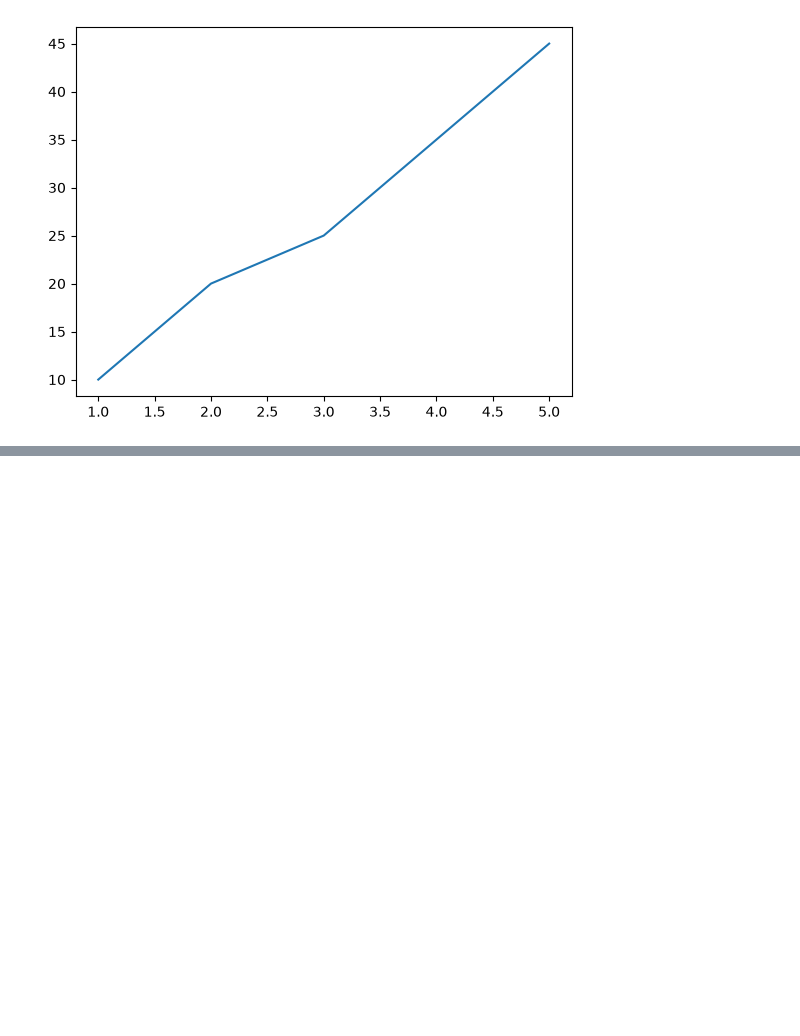
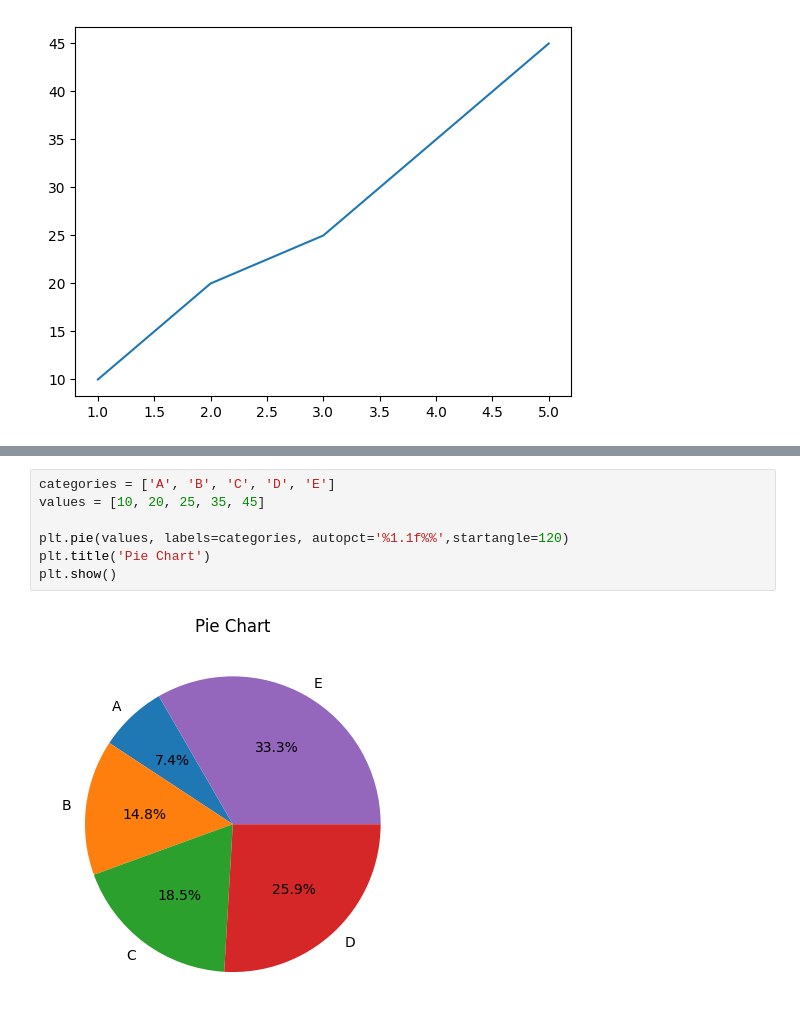
Before and after one commit to AnshuAnshu01/Data_Analytics_Python, a Jupyter notebook: matplotlib.ipynb, the cells around one changed output, grey strips where cells are left out. Drawn from its saved outputs; the diff is of its cells as text; blank space fills up the shorter version.

```diff
--- a/matplotlib.ipynb
+++ b/matplotlib.ipynb
@@ -43,0 +72,9 @@ plt.show()
+# %%
+categories = ['A', 'B', 'C', 'D', 'E']
+values = [10, 20, 25, 35, 45]
+
+plt.pie(values, labels=categories, autopct='%1.1f%%',startangle=120)
+plt.title('Pie Chart')
+plt.show()
+# %% [output]
+[figure, added]
```
Also changed, not shown: parts of 7 cells of this notebook.
